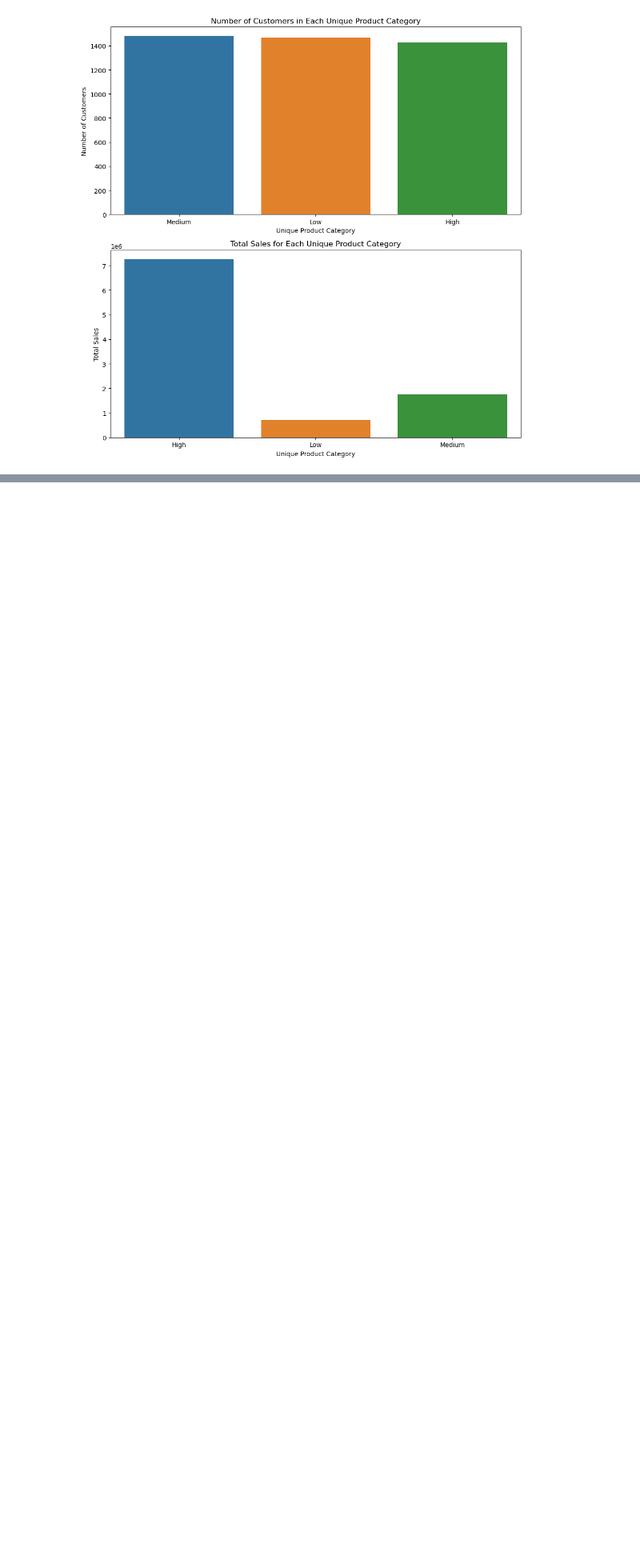
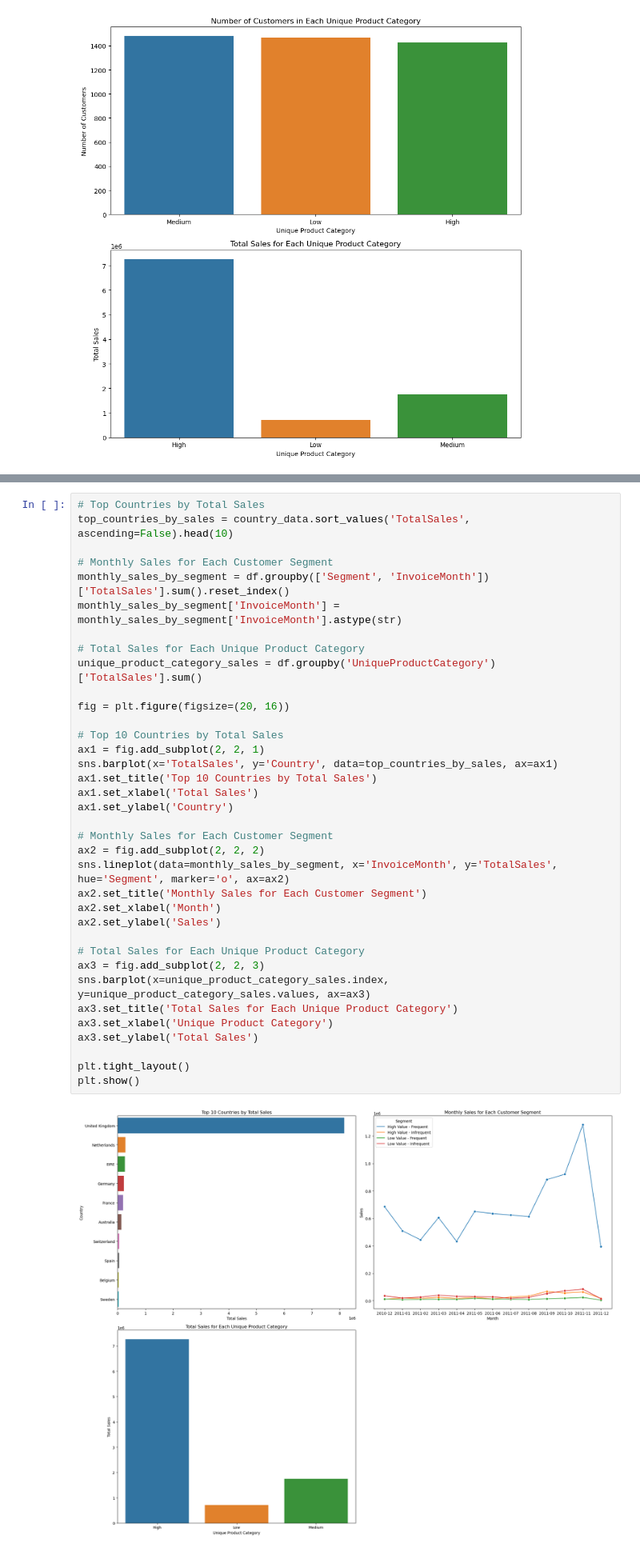
Before and after one commit to raj-rajat/E-Commerce-Analysis---UK, a Jupyter notebook: e-commerce-analysis-uk.ipynb, the cells around one changed output, grey strips where cells are left out. Shown at 80% size. Saved outputs shown, nothing was run; the diff lists cells and outputs as text; blank space fills up the shorter version.

```diff
--- a/e-commerce-analysis-uk.ipynb
+++ b/e-commerce-analysis-uk.ipynb
@@ -810,0 +866,38 @@ plt.show()
+# %%
+# Top Countries by Total Sales
+top_countries_by_sales = country_data.sort_values('TotalSales', ascending=False).head(10)
+
+# Monthly Sales for Each Customer Segment
+monthly_sales_by_segment = df.groupby(['Segment', 'InvoiceMonth'])['TotalSales'].sum().reset_index()
+monthly_sales_by_segment['InvoiceMonth'] = monthly_sales_by_segment['InvoiceMonth'].astype(str)
+
+# Total Sales for Each Unique Product Category
+unique_product_category_sales = df.groupby('UniqueProductCategory')['TotalSales'].sum()
+
+fig = plt.figure(figsize=(20, 16))
+
+# Top 10 Countries by Total Sales
+ax1 = fig.add_subplot(2, 2, 1)
+sns.barplot(x='TotalSales', y='Country', data=top_countries_by_sales, ax=ax1)
+ax1.set_title('Top 10 Countries by Total Sales')
+ax1.set_xlabel('Total Sales')
+ax1.set_ylabel('Country')
+
+# Monthly Sales for Each Customer Segment
+ax2 = fig.add_subplot(2, 2, 2)
+sns.lineplot(data=monthly_sales_by_segment, x='InvoiceMonth', y='TotalSales', hue='Segment', marker='o', ax=ax2)
+ax2.set_title('Monthly Sales for Each Customer Segment')
+ax2.set_xlabel('Month')
+ax2.set_ylabel('Sales')
+
+# Total Sales for Each Unique Product Category
+ax3 = fig.add_subplot(2, 2, 3)
+sns.barplot(x=unique_product_category_sales.index, y=unique_product_category_sales.values, ax=ax3)
+ax3.set_title('Total Sales for Each Unique Product Category')
+ax3.set_xlabel('Unique Product Category')
+ax3.set_ylabel('Total Sales')
+
+plt.tight_layout()
+plt.show()
+# %% [output]
+[figure, added]
```
Also changed, not shown: parts of 3 cells of this notebook.
